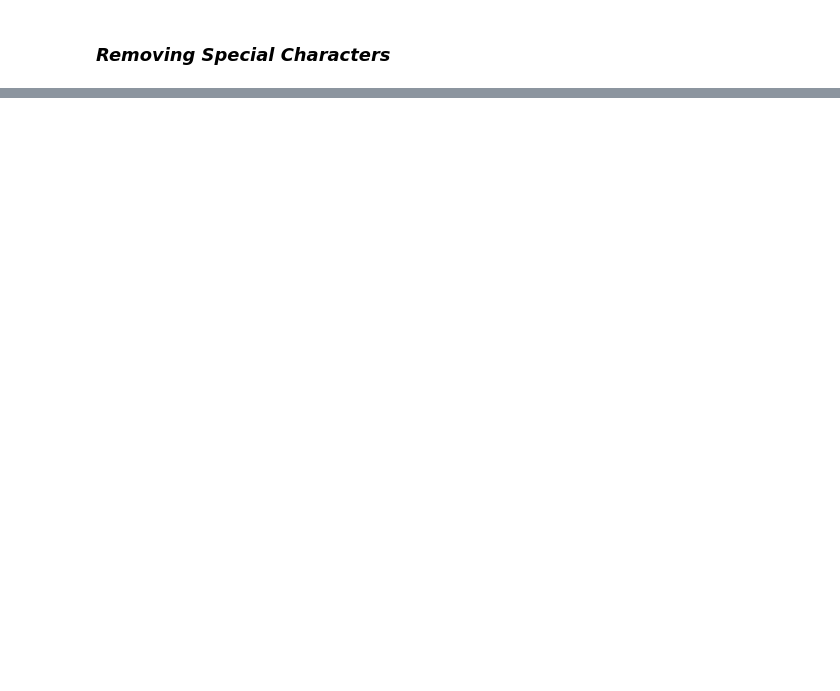
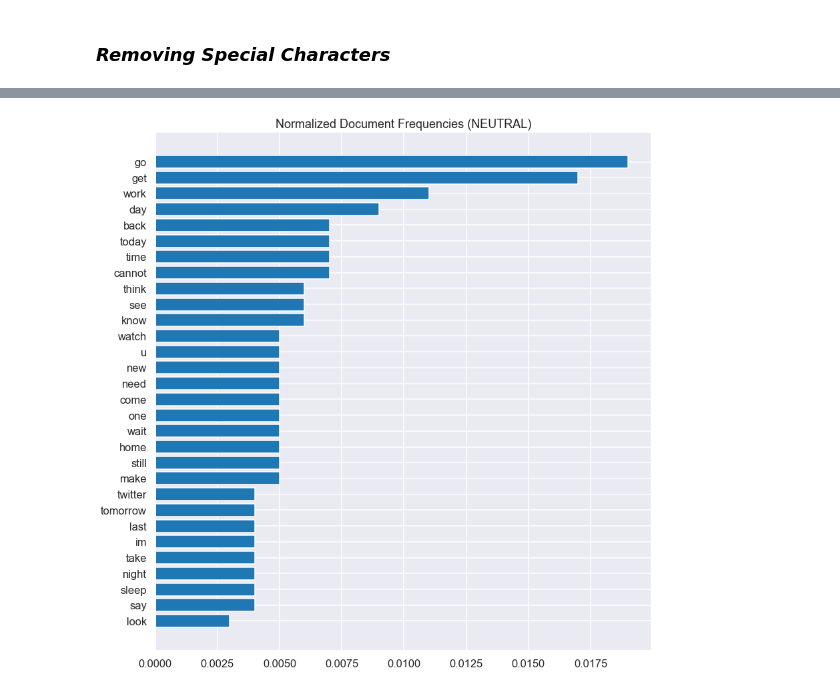
Before and after one commit to sqayum/dsc-phase-4-project, a Jupyter notebook: twitter-sentiment-analysis.ipynb, the cells around one changed output, grey strips where cells are left out. Saved outputs shown, nothing was run; the diff lists cells and outputs as text; code cells hidden in the pictures; blank space fills up the shorter version.

```diff
--- a/twitter-sentiment-analysis.ipynb
+++ b/twitter-sentiment-analysis.ipynb
@@ -407,0 +368,19 @@ corpus.head(10)
+# %%
+def get_wordnet_tag(treebank_tag):
+    if treebank_tag == 'ADJ':
+        return wordnet.ADJ
+    elif treebank_tag == 'VERB':
+        return wordnet.VERB
+    elif treebank_tag == 'NOUN':
+        return wordnet.NOUN
+    elif treebank_tag == 'ADV':
+        return wordnet.ADV
+    else:
+        return wordnet.NOUN
+# %%
+lemmatizer = WordNetLemmatizer()
+
+def lemmatize(tagged_tokens):
+    return [lemmatizer.lemmatize(token[0], get_wordnet_tag(token[1])) for token in tagged_tokens]
+# %%
+corpus["tokens"] =  corpus["tokens"].apply(lemmatize)
@@ -407,0 +414,2 @@ corpus.head(10)
+# %%
+corpus = corpus.dropna().reset_index(drop=True)
@@ -407,0 +454,4 @@ corpus.head(10)
+# %%
+plot_document_frequencies(corpus, "NEUTRAL", N=30, figsize=(12,12))
+# %% [output]
+[figure, added]
```
Also changed, not shown: parts of 123 cells of this notebook, 6 other files.
